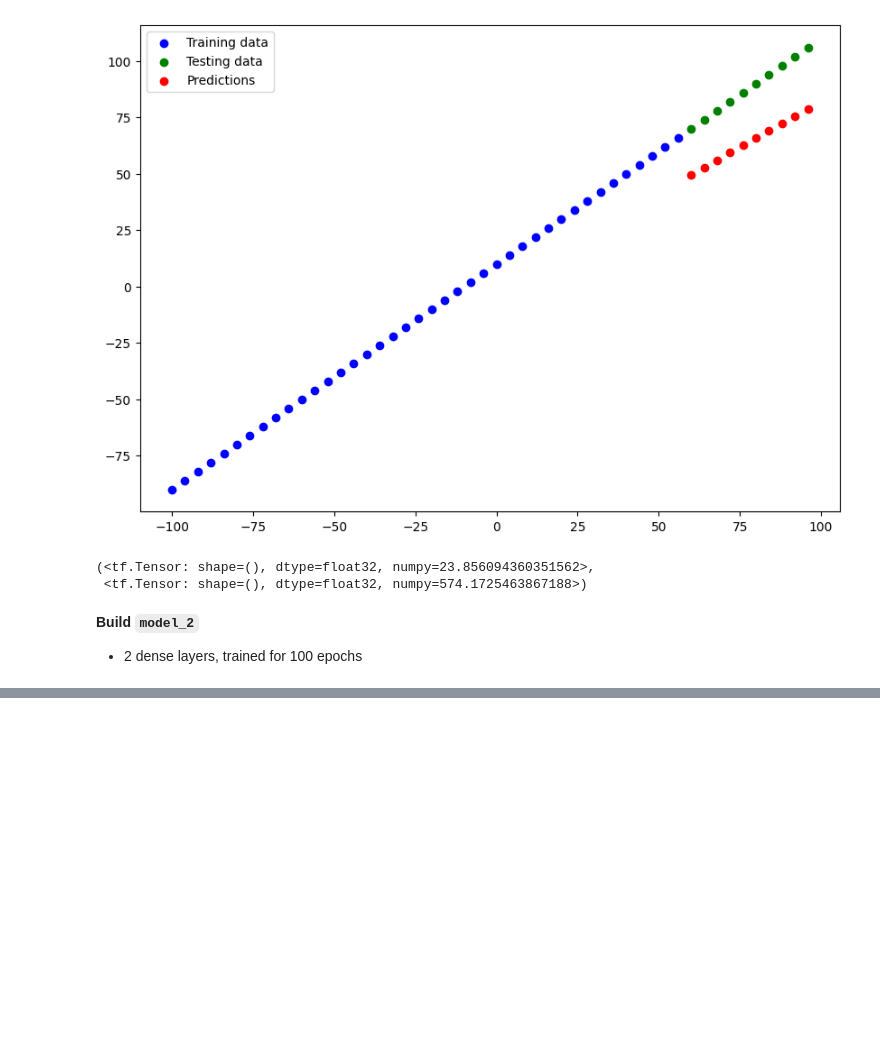
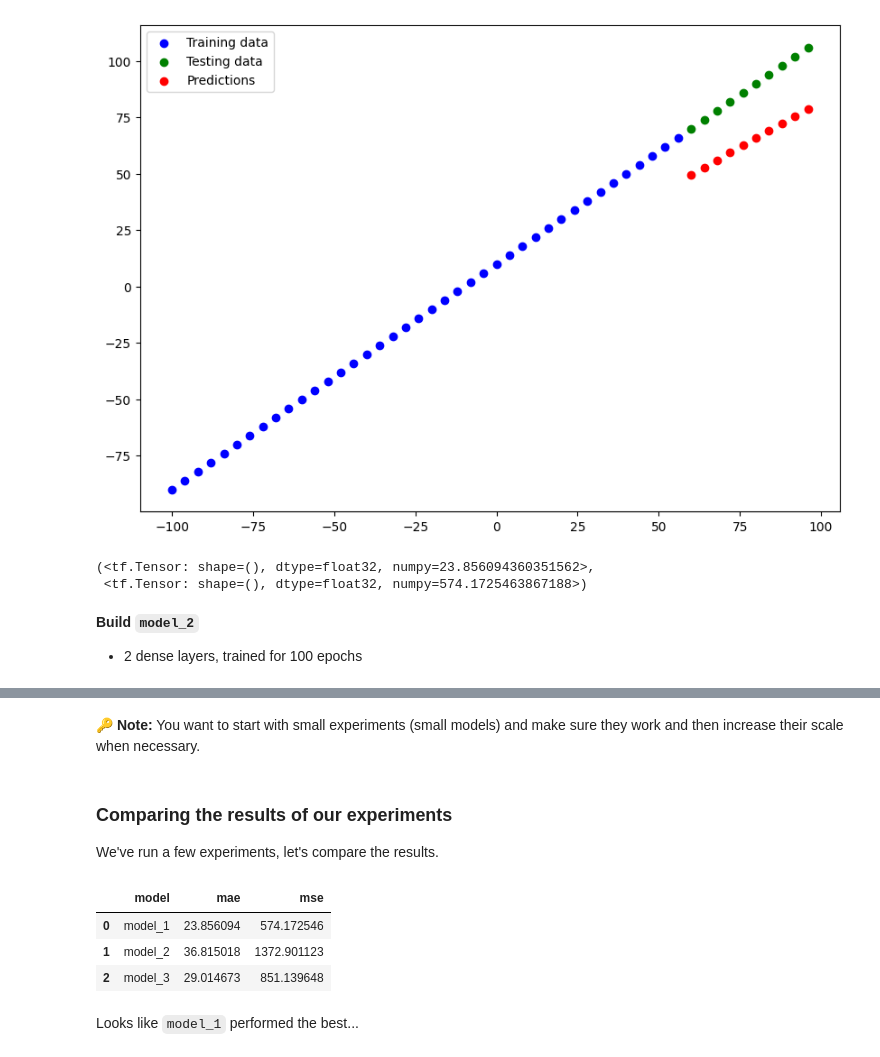
Before and after one commit to tmsachins/Deep_Learning_Proj1, a Jupyter notebook: 01_neural_network_regression.ipynb, the cells around one changed output, grey strips where cells are left out. Saved outputs shown, nothing was run; the diff lists cells and outputs as text; code cells hidden in the pictures; blank space fills up the shorter version.

```diff
--- a/01_neural_network_regression.ipynb
+++ b/01_neural_network_regression.ipynb
@@ -595,0 +705,23 @@ mae_1, mse_1
+# %% [markdown]
+🔑 **Note:** You want to start with small experiments (small models) and make sure they work and then increase their scale when necessary.
+# %% [markdown]
+### Comparing the results of our experiments
+
+We've run a few experiments, let's compare the results.
+# %%
+# Let's compare our model's results using a pandas DataFrame
+import pandas as pd
+
+model_results = [["model_1", mae_1.numpy(), mse_1.numpy()],
+                 ["model_2", mae_2.numpy(), mse_2.numpy()],
+                 ["model_3", mae_3.numpy(), mse_3.numpy()]]
+
+all_results = pd.DataFrame(model_results, columns=["model", "mae", "mse"])
+all_results
+# %% [output]
+|  | model | mae | mse |
+| 0 | model_1 | 23.856094 | 574.172546 |
+| 1 | model_2 | 36.815018 | 1372.901123 |
+| 2 | model_3 | 29.014673 | 851.139648 |
+# %% [markdown]
+Looks like `model_1` performed the best...
```
Also changed, not shown: parts of 17 cells of this notebook, 1 other file.
